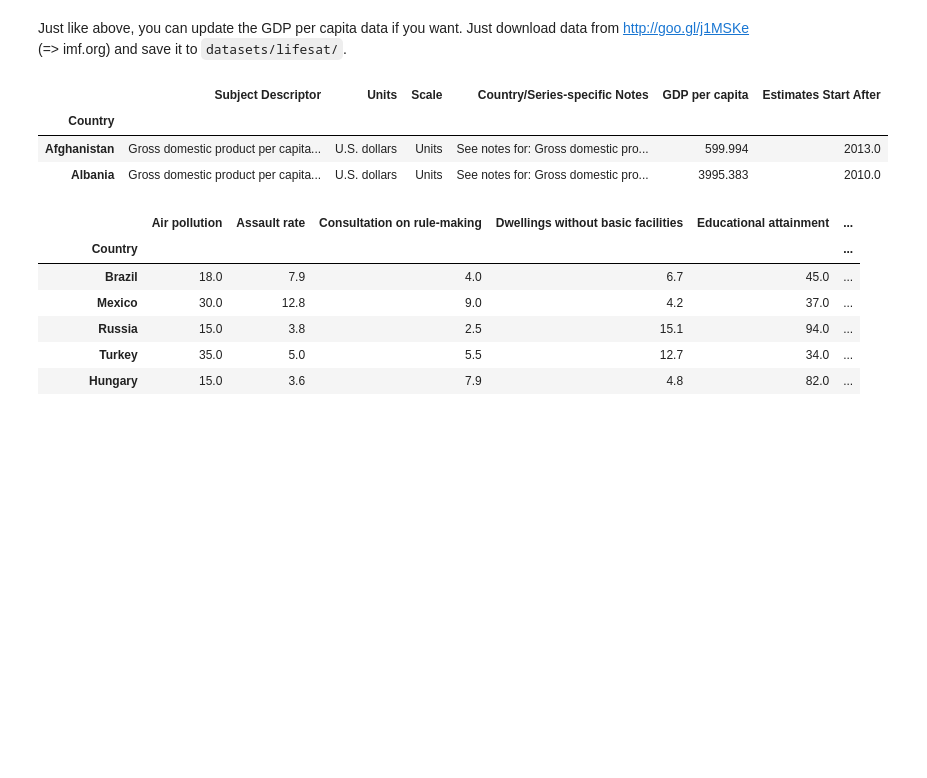
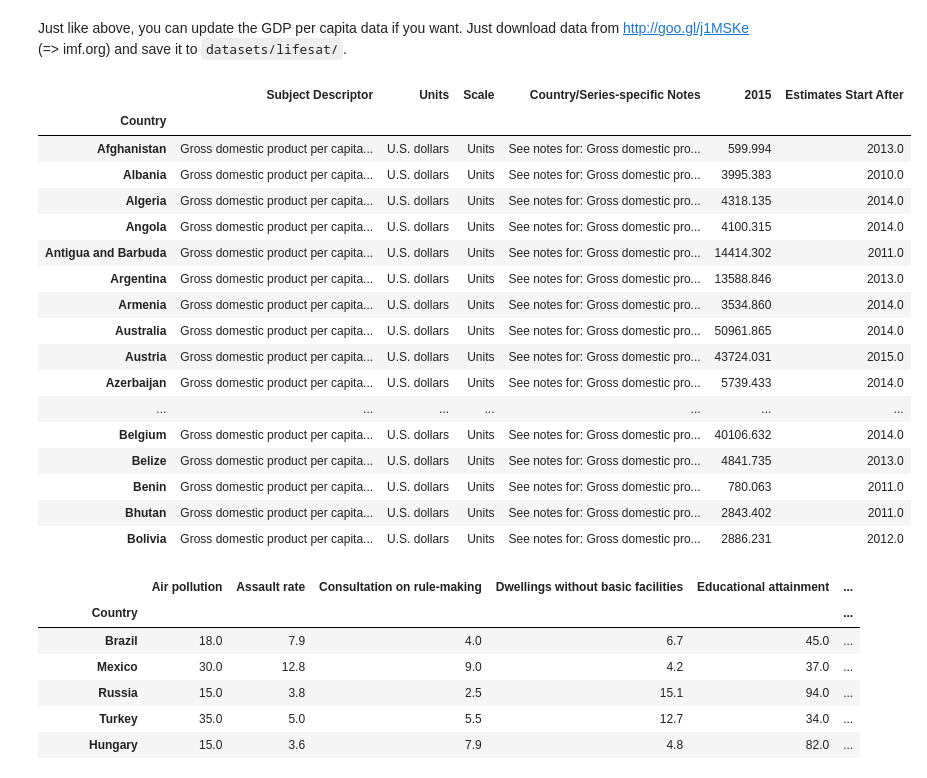
Before and after one commit to ThunderRoid/JupyterNotebook, a Jupyter notebook: handson-ml/01_the_machine_learning_landscape.ipynb, the cells around one changed output. Saved outputs shown, nothing was run; the diff lists cells and outputs as text; code cells hidden in the pictures; blank space fills up the shorter version.

```diff
--- a/handson-ml/01_the_machine_learning_landscape.ipynb
+++ b/handson-ml/01_the_machine_learning_landscape.ipynb
@@ -130,14 +144,28 @@ Just like above, you can update the GDP per capita data if you want. Just downlo
 # %%
 gdp_per_capita = pd.read_csv(datapath+"gdp_per_capita.csv", thousands=',', delimiter='\t',
                              encoding='latin1', na_values="n/a")
-gdp_per_capita.rename(columns={"2015": "GDP per capita"}, inplace=True)
+gdp_per_capita.rename(columns={"2014": "GDP per capita"}, inplace=True)
 gdp_per_capita.set_index("Country", inplace=True)
-gdp_per_capita.head(2)
+gdp_per_capita.head(20)
 # %% [output]
-|  | Subject Descriptor | Units | Scale | Country/Series-specific Notes | GDP per capita | Estimates Start After |
+|  | Subject Descriptor | Units | Scale | Country/Series-specific Notes | 2015 | Estimates Start After |
 | Country |  |  |  |  |  |  |
 | Afghanistan | Gross domestic product per capita... | U.S. dollars | Units | See notes for: Gross domestic pro... | 599.994 | 2013.0 |
 | Albania | Gross domestic product per capita... | U.S. dollars | Units | See notes for: Gross domestic pro... | 3995.383 | 2010.0 |
+| Algeria | Gross domestic product per capita... | U.S. dollars | Units | See notes for: Gross domestic pro... | 4318.135 | 2014.0 |
+| Angola | Gross domestic product per capita... | U.S. dollars | Units | See notes for: Gross domestic pro... | 4100.315 | 2014.0 |
+| Antigua and Barbuda | Gross domestic product per capita... | U.S. dollars | Units | See notes for: Gross domestic pro... | 14414.302 | 2011.0 |
+| Argentina | Gross domestic product per capita... | U.S. dollars | Units | See notes for: Gross domestic pro... | 13588.846 | 2013.0 |
+| Armenia | Gross domestic product per capita... | U.S. dollars | Units | See notes for: Gross domestic pro... | 3534.860 | 2014.0 |
+| Australia | Gross domestic product per capita... | U.S. dollars | Units | See notes for: Gross domestic pro... | 50961.865 | 2014.0 |
+| Austria | Gross domestic product per capita... | U.S. dollars | Units | See notes for: Gross domestic pro... | 43724.031 | 2015.0 |
+| Azerbaijan | Gross domestic product per capita... | U.S. dollars | Units | See notes for: Gross domestic pro... | 5739.433 | 2014.0 |
+| ... | ... | ... | ... | ... | ... | ... |
+| Belgium | Gross domestic product per capita... | U.S. dollars | Units | See notes for: Gross domestic pro... | 40106.632 | 2014.0 |
+| Belize | Gross domestic product per capita... | U.S. dollars | Units | See notes for: Gross domestic pro... | 4841.735 | 2013.0 |
+| Benin | Gross domestic product per capita... | U.S. dollars | Units | See notes for: Gross domestic pro... | 780.063 | 2011.0 |
+| Bhutan | Gross domestic product per capita... | U.S. dollars | Units | See notes for: Gross domestic pro... | 2843.402 | 2011.0 |
+| Bolivia | Gross domestic product per capita... | U.S. dollars | Units | See notes for: Gross domestic pro... | 2886.231 | 2012.0 |
 # %%
 full_country_stats = pd.merge(left=oecd_bli, right=gdp_per_capita, left_index=True, right_index=True)
 full_country_stats.sort_values(by="GDP per capita", inplace=True)
```
Also changed, not shown: parts of 3 cells of this notebook, 1 other file.
